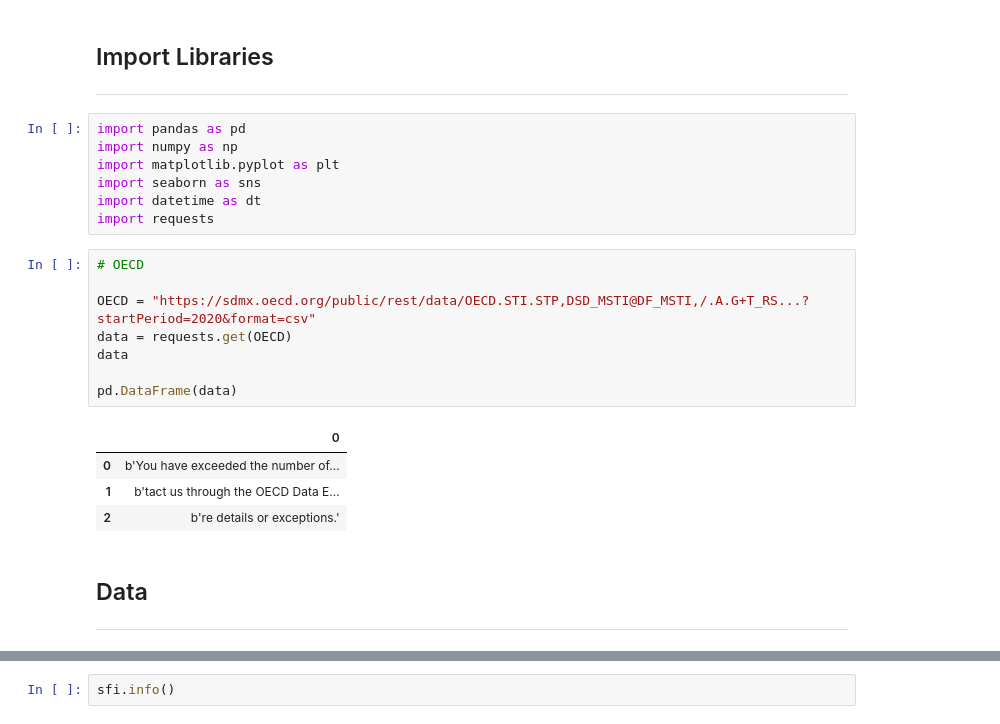
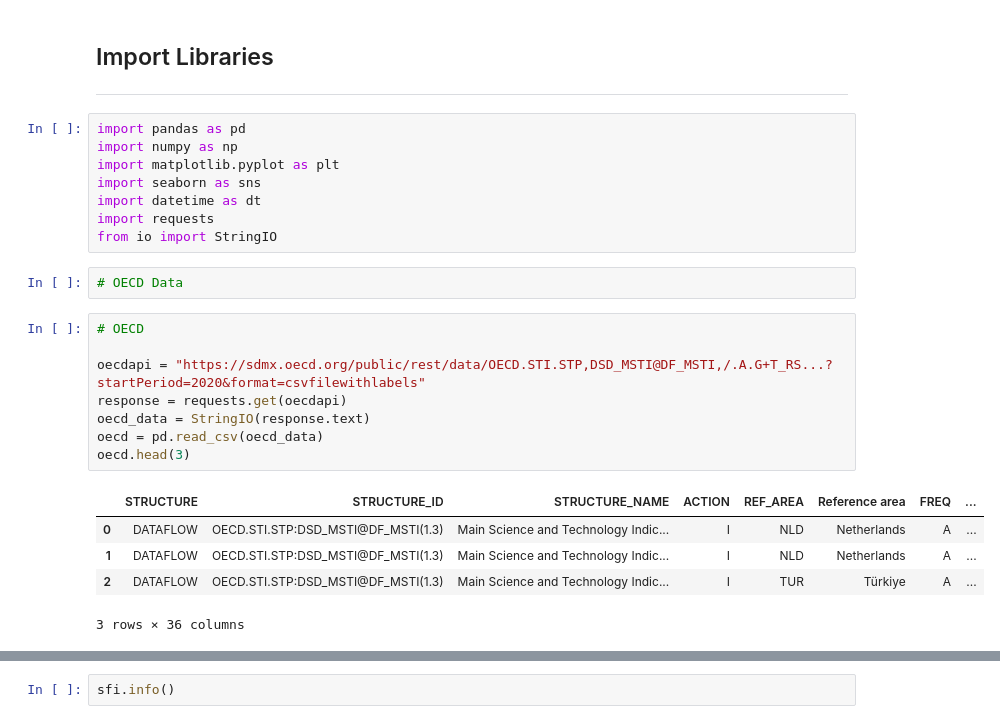
Before and after one commit to NeilTynan/4369_Project, a Jupyter notebook: project.ipynb, the cells around one changed output, grey strips where cells are left out. Cells and saved outputs as stored; diff of their text form.

Commit message:
OECD data loaded in

```diff
--- a/project.ipynb
+++ b/project.ipynb
@@ -16,19 +16,20 @@ import matplotlib.pyplot as plt
 import seaborn as sns
 import datetime as dt
 import requests
+from io import StringIO
+# %%
+# OECD Data
 # %%
 # OECD
 
-OECD = "https://sdmx.oecd.org/public/rest/data/OECD.STI.STP,DSD_MSTI@DF_MSTI,/.A.G+T_RS...?startPeriod=2020&format=csv"
-data = requests.get(OECD)
-data
-
-pd.DataFrame(data)
+oecdapi = "https://sdmx.oecd.org/public/rest/data/OECD.STI.STP,DSD_MSTI@DF_MSTI,/.A.G+T_RS...?startPeriod=2020&format=csvfilewithlabels"
+response = requests.get(oecdapi)
+oecd_data = StringIO(response.text)
+oecd = pd.read_csv(oecd_data)
+oecd.head(3)
 # %% [output]
-|  | 0 |
-| 0 | b'You have exceeded the number of... |
-| 1 | b'tact us through the OECD Data E... |
-| 2 | b're details or exceptions.' |
+|  | STRUCTURE | STRUCTURE_ID | STRUCTURE_NAME | ACTION | REF_AREA | Reference area | FREQ | ... |
+| 0 | DATAFLOW | OECD.STI.STP:DSD_MSTI@DF_MSTI(1.3) | Main Science and Technology Indic... | I | NLD | Netherlands | A | ... |
+| 1 | DATAFLOW | OECD.STI.STP:DSD_MSTI@DF_MSTI(1.3) | Main Science and Technology Indic... | I | NLD | Netherlands | A | ... |
+| 2 | DATAFLOW | OECD.STI.STP:DSD_MSTI@DF_MSTI(1.3) | Main Science and Technology Indic... | I | TUR | Türkiye | A | ... |
+3 rows × 36 columns
-# %% [markdown]
-## Data
----
```
Also changed, not shown: parts of 7 cells of this notebook.
